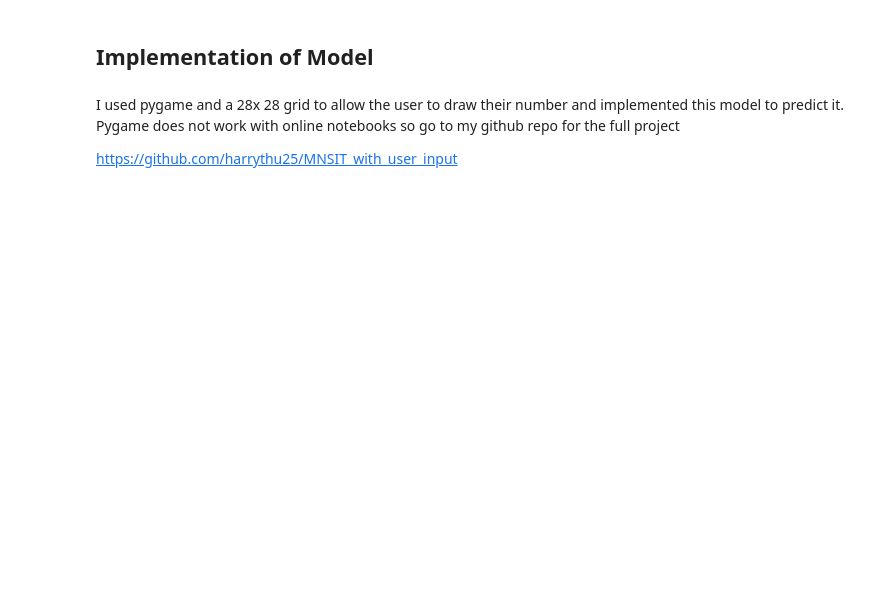
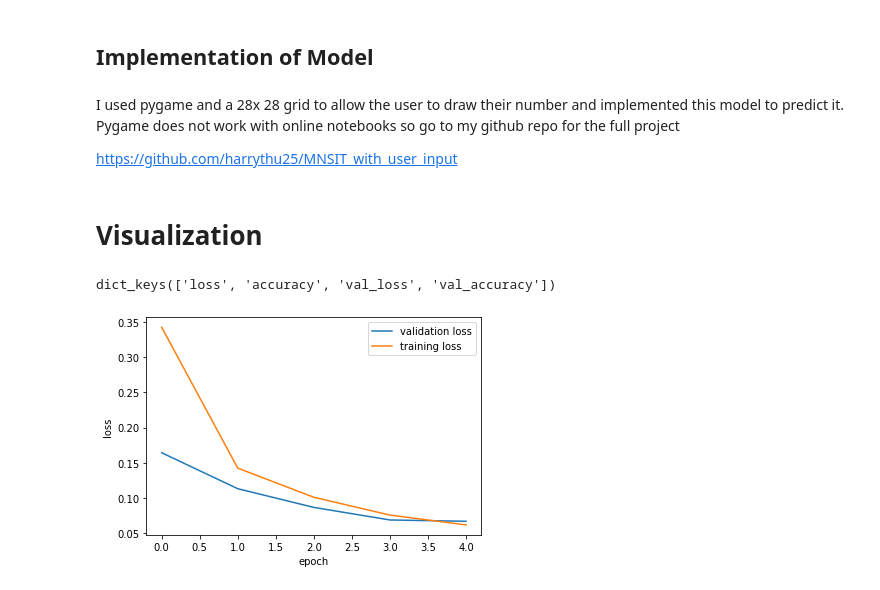
Before and after one commit to harrythu25/MNSIT_with_user_input, a Jupyter notebook: MNIST_model.ipynb, the cells around one changed output. Drawn from its saved outputs; the diff is of its cells as text; code cells hidden in the pictures; blank space fills up the shorter version.

```diff
--- a/MNIST_model.ipynb
+++ b/MNIST_model.ipynb
@@ -82,6 +98,6 @@ model.compile(optimizer='adam', loss='sparse_categorical_crossentropy', metrics=
 # %%
 NUM_EPOCHS =5
 
-model.fit(train_data, epochs=NUM_EPOCHS, validation_data=(validation_inputs, validation_targets), verbose =2 )
+training_results= model.fit(train_data, epochs=NUM_EPOCHS, validation_data=(validation_inputs, validation_targets), verbose =2 )
 # %% [output]
 Epoch 1/5
@@ -112,3 +127,18 @@ I used pygame and a 28x 28 grid to allow the user to draw their number and imple
 
 
 https://github.com/harrythu25/MNSIT_with_user_input
+# %% [markdown]
+# Visualization
+# %%
+training_results.history.keys()
+# %% [output]
+dict_keys(['loss', 'accuracy', 'val_loss', 'val_accuracy'])
+# %%
+plt.plot(training_results.history['val_loss'])
+plt.plot(training_results.history['loss'])
+plt.legend(['validation loss','training loss'], loc='upper right')
+plt.ylabel('loss')
+plt.xlabel('epoch')
+plt.show()
+# %% [output]
+[figure, added]
```
Also changed, not shown: parts of 10 cells of this notebook.
